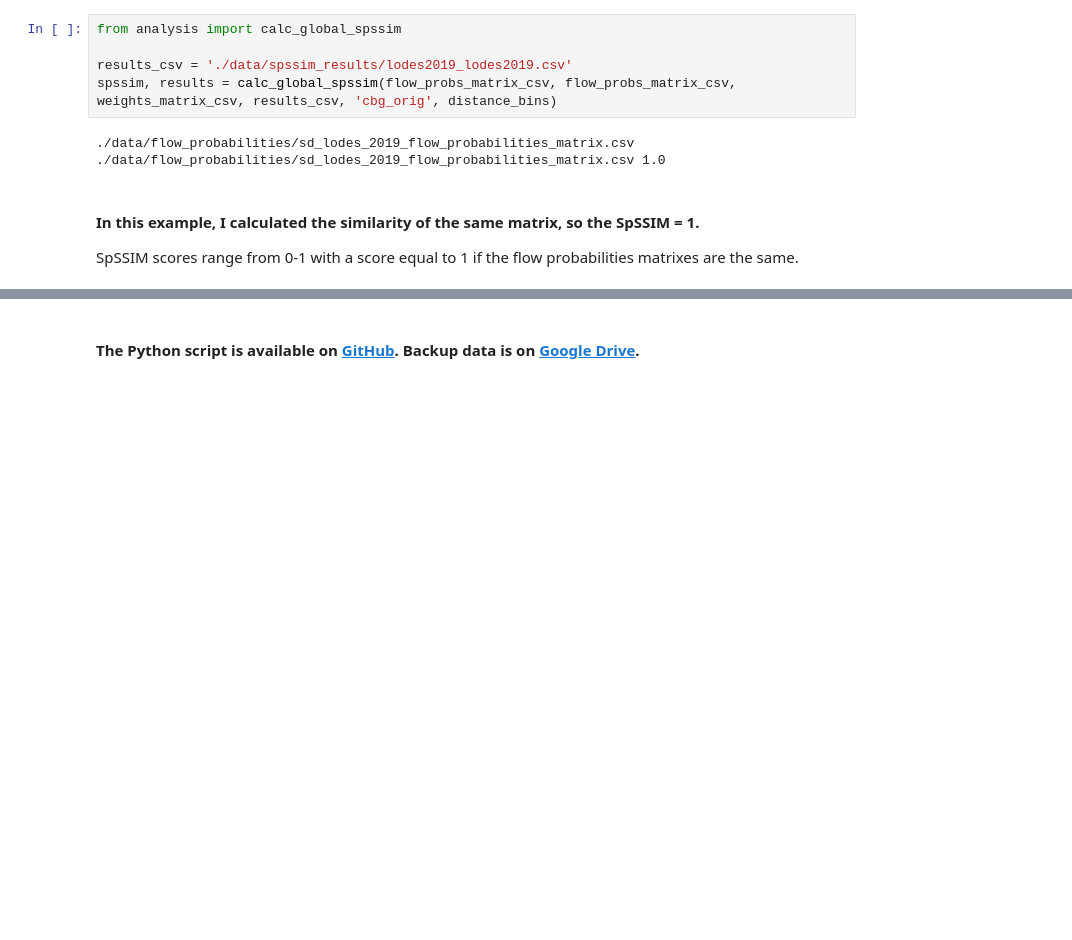
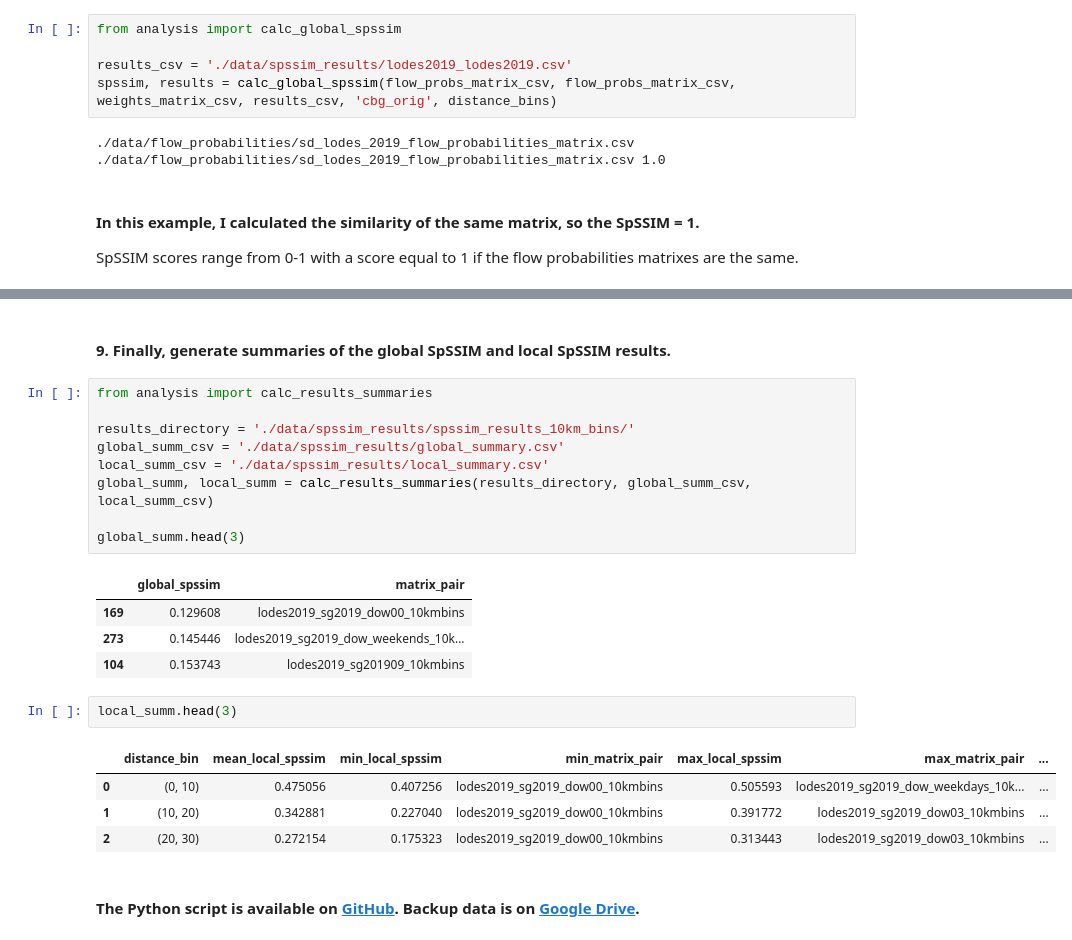
Before and after one commit to jlembury/spssim_analysis, a Jupyter notebook: spssim_analysis_walkthrough.ipynb, the cells around one changed output, grey strips where cells are left out. Cells and saved outputs as stored; diff of their text form; blank space fills up the shorter version.

```diff
--- a/spssim_analysis_walkthrough.ipynb
+++ b/spssim_analysis_walkthrough.ipynb
@@ -139,2 +166,25 @@ The SpSSIM value is 1.0.
+# %% [markdown]
+#### 9. Finally, generate summaries of the global SpSSIM and local SpSSIM results.
+# %%
+from analysis import calc_results_summaries
+
+results_directory = './data/spssim_results/spssim_results_10km_bins/'
+global_summ_csv = './data/spssim_results/global_summary.csv'
+local_summ_csv = './data/spssim_results/local_summary.csv'
+global_summ, local_summ = calc_results_summaries(results_directory, global_summ_csv, local_summ_csv)
+
+global_summ.head(3)
+# %% [output]
+|  | global_spssim | matrix_pair |
+| 169 | 0.129608 | lodes2019_sg2019_dow00_10kmbins |
+| 273 | 0.145446 | lodes2019_sg2019_dow_weekends_10k... |
+| 104 | 0.153743 | lodes2019_sg201909_10kmbins |
+# %%
+local_summ.head(3)
+# %% [output]
+|  | distance_bin | mean_local_spssim | min_local_spssim | min_matrix_pair | max_local_spssim | max_matrix_pair | ... |
+| 0 | (0, 10) | 0.475056 | 0.407256 | lodes2019_sg2019_dow00_10kmbins | 0.505593 | lodes2019_sg2019_dow_weekdays_10k... | ... |
+| 1 | (10, 20) | 0.342881 | 0.227040 | lodes2019_sg2019_dow00_10kmbins | 0.391772 | lodes2019_sg2019_dow03_10kmbins | ... |
+| 2 | (20, 30) | 0.272154 | 0.175323 | lodes2019_sg2019_dow00_10kmbins | 0.313443 | lodes2019_sg2019_dow03_10kmbins | ... |
 # %% [markdown]
 #### The Python script is available on [GitHub](https://github.com/jlembury/spssim_analysis). Backup data is on [Google Drive](https://drive.google.com/drive/folders/12WrJ_iIWFP6eIQUoisutON2G8xudTM-D?usp=sharing).
```
Also changed, not shown: parts of 5 cells of this notebook.
